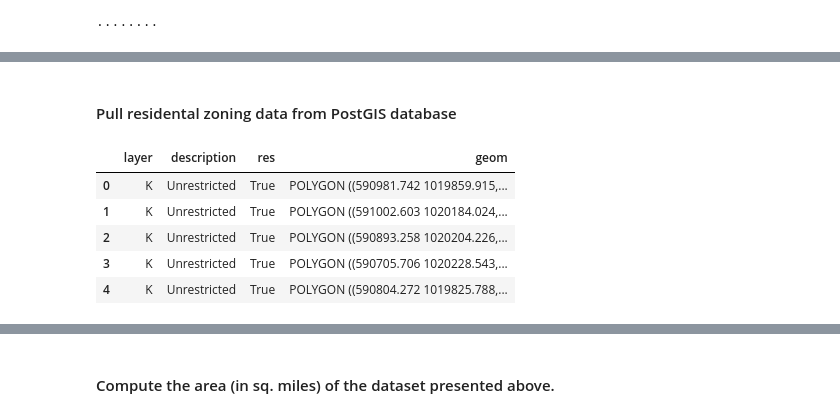
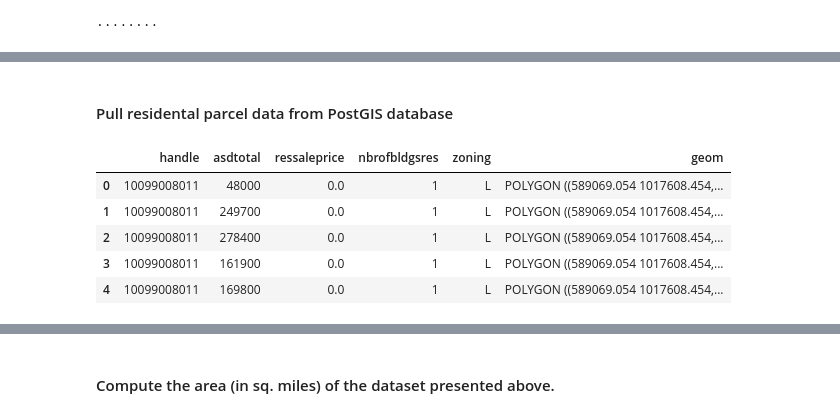
Before and after one commit to PMattox/dsa_masters, a Jupyter notebook: DSA_Capstone/Analysis - Residential Area.ipynb, the cells around one changed output, grey strips where cells are left out. Cells and saved outputs as stored; diff of their text form; code cells hidden in the pictures.

```diff
--- a/DSA_Capstone/Analysis - Residential Area.ipynb
+++ b/DSA_Capstone/Analysis - Residential Area.ipynb
@@ -72,19 +73,19 @@ tables
  'stlsexoffenders',
  'stlzoning']
 # %% [markdown]
-#### Pull residental zoning data from PostGIS database
+#### Pull residental parcel data from PostGIS database
 # %%
 # create sql statement and pull from db into a geopandas dataframe
 # we only need residential data here, so specify that during the SELECT
-sql = "SELECT layer, description, res, geometry as geom FROM stlzoning WHERE res = True;"
-gdf_zoning = gpd.read_postgis(sql, conn)
+sql = "SELECT handle, asdtotal, ressaleprice, nbrofbldgsres, zoning, geometry as geom FROM stlresparcels;"
+gdf_parcels = gpd.read_postgis(sql, conn)
 # gpd_childcare = gpd_childcare.drop(columns='geometry') # drop the duplicate geometry column
-gdf_zoning.head()
+gdf_parcels.head()
 # %% [output]
-|  | layer | description | res | geom |
-| 0 | K | Unrestricted | True | POLYGON ((590981.742 1019859.915,... |
-| 1 | K | Unrestricted | True | POLYGON ((591002.603 1020184.024,... |
-| 2 | K | Unrestricted | True | POLYGON ((590893.258 1020204.226,... |
-| 3 | K | Unrestricted | True | POLYGON ((590705.706 1020228.543,... |
-| 4 | K | Unrestricted | True | POLYGON ((590804.272 1019825.788,... |
+|  | handle | asdtotal | ressaleprice | nbrofbldgsres | zoning | geom |
+| 0 | 10099008011 | 48000 | 0.0 | 1 | L | POLYGON ((589069.054 1017608.454,... |
+| 1 | 10099008011 | 249700 | 0.0 | 1 | L | POLYGON ((589069.054 1017608.454,... |
+| 2 | 10099008011 | 278400 | 0.0 | 1 | L | POLYGON ((589069.054 1017608.454,... |
+| 3 | 10099008011 | 161900 | 0.0 | 1 | L | POLYGON ((589069.054 1017608.454,... |
+| 4 | 10099008011 | 169800 | 0.0 | 1 | L | POLYGON ((589069.054 1017608.454,... |
 # %%
```
Also changed, not shown: parts of 48 cells of this notebook, 1 other file.
